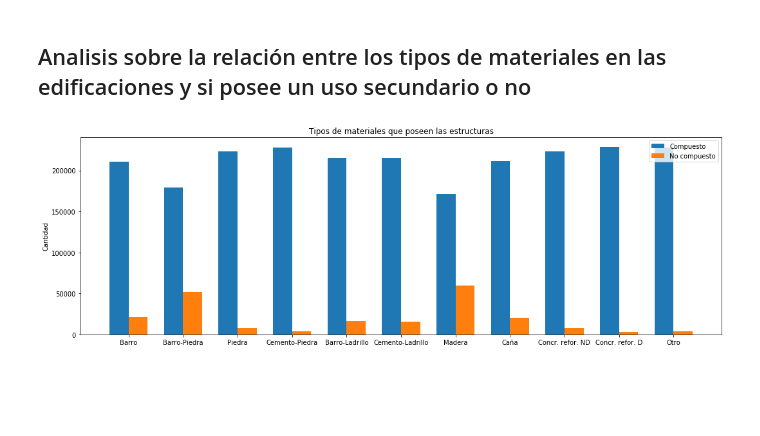
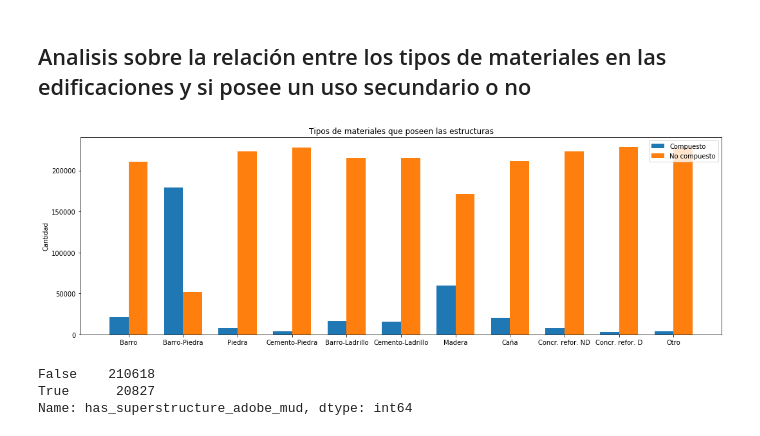
Before and after one commit to Noenf/Datos-1C2021, a Jupyter notebook: TP1/Tipos de materiales segun su uso secundario.ipynb, the cells around one changed output. Cells and saved outputs as stored; diff of their text form; code cells hidden in the pictures; blank space fills up the shorter version.

```diff
--- a/TP1/Tipos de materiales segun su uso secundario.ipynb
+++ b/TP1/Tipos de materiales segun su uso secundario.ipynb
@@ -44,53 +44,62 @@ edificacion_sin_uso_secundario = edificacion.loc[edificacion['has_secondary_use'
                 'has_superstructure_bamboo','has_superstructure_rc_non_engineered',\
                 'has_superstructure_rc_engineered','has_superstructure_other'
 ]]
+# %%
+def cantidad(df,columna,vof):
+    return df.loc[df[columna]==vof,[columna]].count().tolist()[0];
 # %%
 labels = ['Barro','Barro-Piedra','Piedra','Cemento-Piedra','Barro-Ladrillo',\
          'Cemento-Ladrillo','Madera','Caña','Concr. refor. ND',\
          'Concr. refor. D','Otro']
-true_means = [edificacion_sin_uso_secundario.has_superstructure_adobe_mud.value_counts().tolist()[0],\
-              edificacion_sin_uso_secundario.has_superstructure_mud_mortar_stone.value_counts().tolist()[0],\
-              edificacion_sin_uso_secundario.has_superstructure_stone_flag.value_counts().tolist()[0],\
-              edificacion_sin_uso_secundario.has_superstructure_cement_mortar_stone.value_counts().tolist()[0],\
-             edificacion_sin_uso_secundario.has_superstructure_mud_mortar_brick.value_counts().tolist()[0],\
-              edificacion_sin_uso_secundario.has_superstructure_cement_mortar_brick.value_counts().tolist()[0],\
-              edificacion_sin_uso_secundario.has_superstructure_timber.value_counts().tolist()[0],\
-              edificacion_sin_uso_secundario.has_superstructure_bamboo.value_counts().tolist()[0],\
-              edificacion_sin_uso_secundario.has_superstructure_rc_non_engineered.value_counts().tolist()[0],\
-              edificacion_sin_uso_secundario.has_superstructure_rc_engineered.value_counts().tolist()[0],\
-              edificacion_sin_uso_secundario.has_superstructure_other.value_counts().tolist()[0]
+true_counts = [cantidad(edificacion_sin_uso_secundario,'has_superstructure_adobe_mud',True),\
+              cantidad(edificacion_sin_uso_secundario,'has_superstructure_mud_mortar_stone',True),\
+              cantidad(edificacion_sin_uso_secundario,'has_superstructure_stone_flag',True),\
+              cantidad(edificacion_sin_uso_secundario,'has_superstructure_cement_mortar_stone',True),\
+             cantidad(edificacion_sin_uso_secundario,'has_superstructure_mud_mortar_brick',True),\
+              cantidad(edificacion_sin_uso_secundario,'has_superstructure_cement_mortar_brick',True),\
+              cantidad(edificacion_sin_uso_secundario,'has_superstructure_timber',True),\
+              cantidad(edificacion_sin_uso_secundario,'has_superstructure_bamboo',True),\
+              cantidad(edificacion_sin_uso_secundario,'has_superstructure_rc_non_engineered',True),\
+              cantidad(edificacion_sin_uso_secundario,'has_superstructure_rc_engineered',True),\
+              cantidad(edificacion_sin_uso_secundario,'has_superstructure_other',True)
              ]
 
-false_means = [edificacion_sin_uso_secundario.has_superstructure_adobe_mud.value_counts().tolist()[1],\
-              edificacion_sin_uso_secundario.has_superstructure_mud_mortar_stone.value_counts().tolist()[1],\
-              edificacion_sin_uso_secundario.has_superstructure_stone_flag.value_counts().tolist()[1],\
-              edificacion_sin_uso_secundario.has_superstructure_cement_mortar_stone.value_counts().tolist()[1],\
-                edificacion_sin_uso_secundario.has_superstructure_mud_mortar_brick.value_counts().tolist()[1],\
-              edificacion_sin_uso_secundario.has_superstructure_cement_mortar_brick.value_counts().tolist()[1],\
-              edificacion_sin_uso_secundario.has_superstructure_timber.value_counts().tolist()[1],\
-              edificacion_sin_uso_secundario.has_superstructure_bamboo.value_counts().tolist()[1],\
-              edificacion_sin_uso_secundario.has_superstructure_rc_non_engineered.value_counts().tolist()[1],\
-              edificacion_sin_uso_secundario.has_superstructure_rc_engineered.value_counts().tolist()[1],\
-              edificacion_sin_uso_secundario.has_superstructure_other.value_counts().tolist()[1]]
+false_counts = [cantidad(edificacion_sin_uso_secundario,'has_superstructure_adobe_mud',False),\
+              cantidad(edificacion_sin_uso_secundario,'has_superstructure_mud_mortar_stone',False),\
+              cantidad(edificacion_sin_uso_secundario,'has_superstructure_stone_flag',False),\
+              cantidad(edificacion_sin_uso_secundario,'has_superstructure_cement_mortar_stone',False),\
+             cantidad(edificacion_sin_uso_secundario,'has_superstructure_mud_mortar_brick',False),\
+              cantidad(edificacion_sin_uso_secundario,'has_superstructure_cement_mortar_brick',False),\
+              cantidad(edificacion_sin_uso_secundario,'has_superstructure_timber',False),\
+              cantidad(edificacion_sin_uso_secundario,'has_superstructure_bamboo',False),\
+              cantidad(edificacion_sin_uso_secundario,'has_superstructure_rc_non_engineered',False),\
+              cantidad(edificacion_sin_uso_secundario,'has_superstructure_rc_engineered',False),\
+              cantidad(edificacion_sin_uso_secundario,'has_superstructure_other',False)]
 
 x = np.arange(len(labels))  # the label locations
 width = 0.35  # the width of the bars
 
 fig, ax = plt.subplots(figsize=(15, 5))
-rects1 = ax.bar(x - width/2, true_means, width, label='Compuesto')
-rects2 = ax.bar(x + width/2, false_means, width, label='No compuesto')
+rects1 = ax.bar(x - width/2, true_counts, width, label='Compuesto')
+rects2 = ax.bar(x + width/2, false_counts, width, label='No compuesto')
 
 # Add some text for labels, title and custom x-axis tick labels, etc.
 ax.set_ylabel('Cantidad')
 ax.set_title('Tipos de materiales que poseen las estructuras')
 ax.set_xticks(x)
 ax.set_xticklabels(labels)
 ax.legend()
 
 
 fig.tight_layout()
 # %% [output]
-[figure, old version]
+[figure, new version]
+# %%
+edificacion_sin_uso_secundario['has_superstructure_adobe_mud'].value_counts()
+# %% [output]
+False    210618
+True      20827
+Name: has_superstructure_adobe_mud, dtype: int64
 # %%
 edificacion_con_uso_secundario = edificacion.loc[edificacion['has_secondary_use']==True,['has_superstructure_adobe_mud',\
                 'has_superstructure_mud_mortar_stone','has_superstructure_stone_flag',\
```
Also changed, not shown: parts of 3 cells of this notebook.
